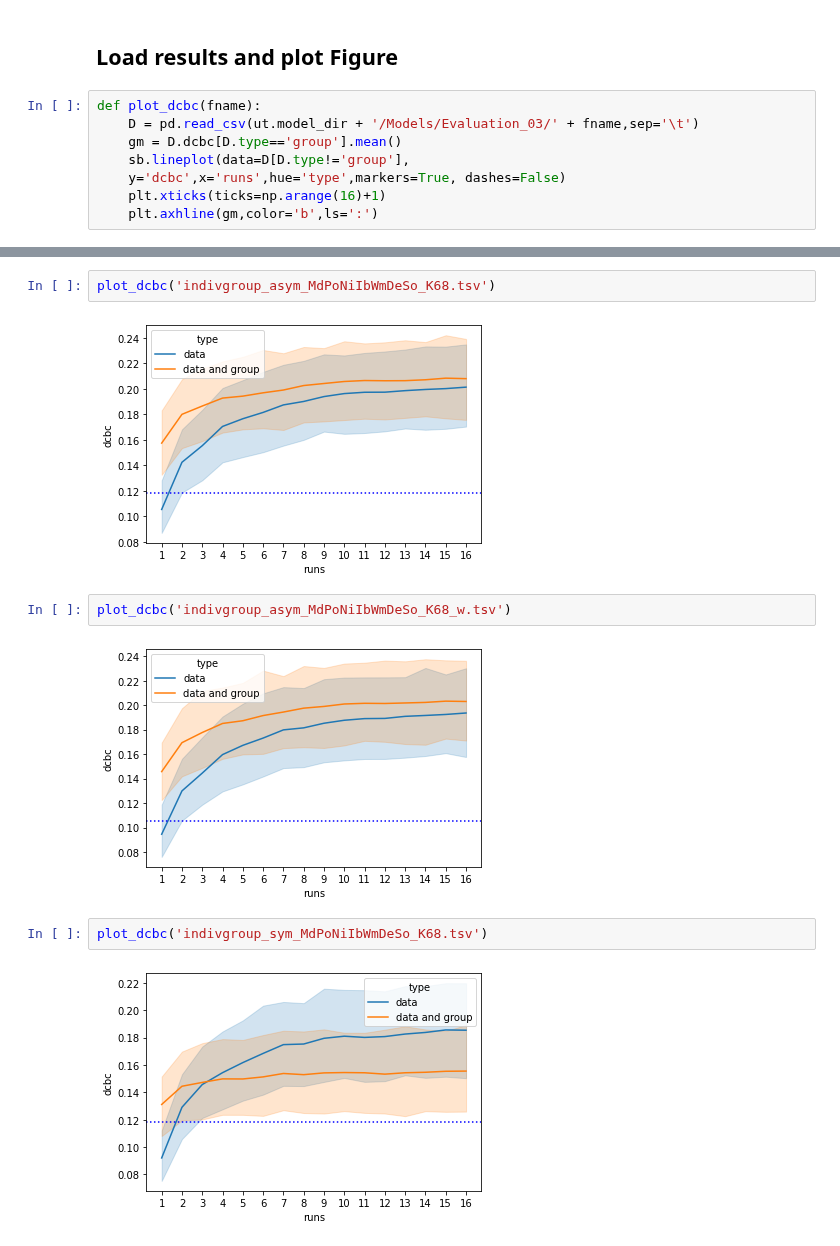
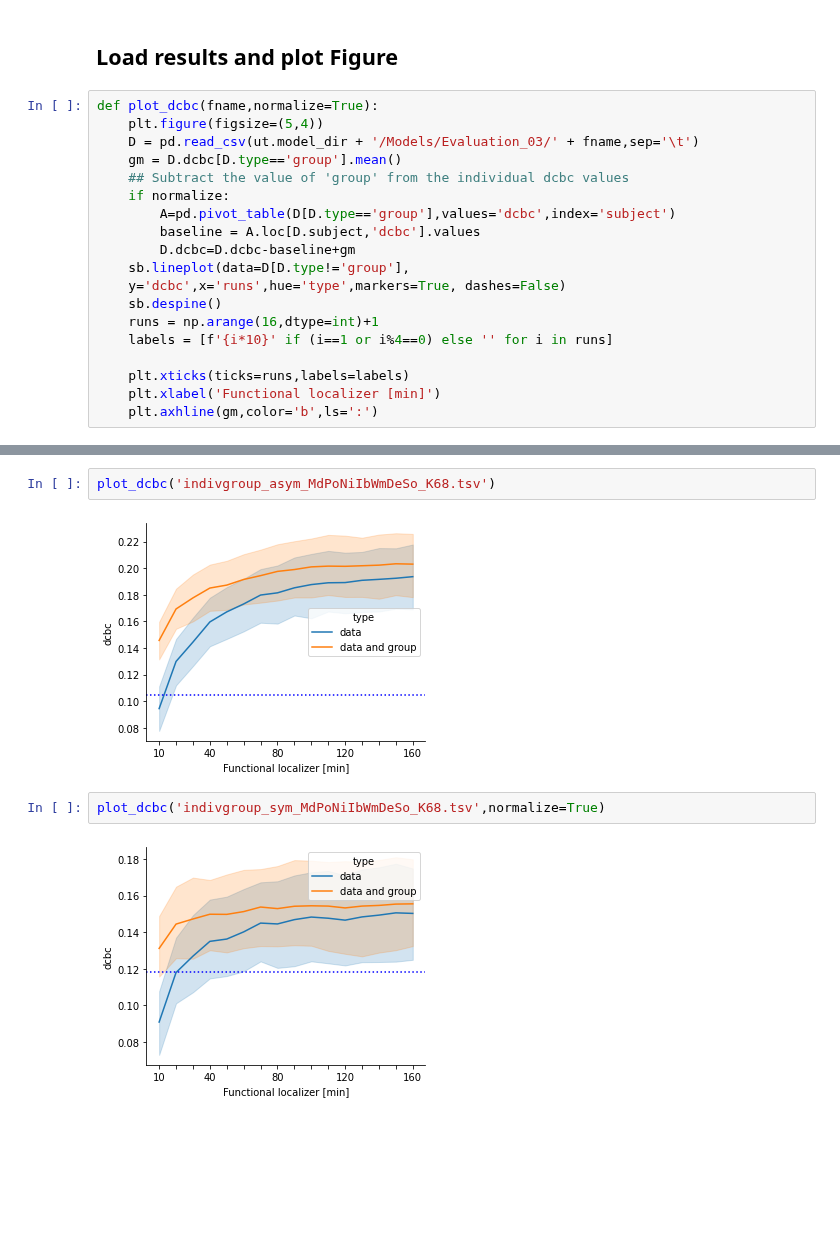
Before and after one commit to DiedrichsenLab/ProbabilisticParcellation, a Jupyter notebook: notebooks/atlas_paper/indiv_group.ipynb, the cells around one changed output, grey strips where cells are left out. Drawn from its saved outputs; the diff is of its cells as text; blank space fills up the shorter version.

Commit message:
indivdual parcellation Figures

```diff
--- a/notebooks/atlas_paper/indiv_group.ipynb
+++ b/notebooks/atlas_paper/indiv_group.ipynb
@@ -17,12 +38,23 @@ D = ig.evaluate_dcbc(Uhat_data,Uhat_complete,Uhat_group,atlas='MNISymC2')
 # %% [markdown]
 ## Load results and plot Figure
 # %%
-def plot_dcbc(fname):
+def plot_dcbc(fname,normalize=True):
+    plt.figure(figsize=(5,4))
     D = pd.read_csv(ut.model_dir + '/Models/Evaluation_03/' + fname,sep='\t')
     gm = D.dcbc[D.type=='group'].mean()
+    ## Subtract the value of 'group' from the individual dcbc values
+    if normalize:
+        A=pd.pivot_table(D[D.type=='group'],values='dcbc',index='subject')
+        baseline = A.loc[D.subject,'dcbc'].values
+        D.dcbc=D.dcbc-baseline+gm
     sb.lineplot(data=D[D.type!='group'],
     y='dcbc',x='runs',hue='type',markers=True, dashes=False)
-    plt.xticks(ticks=np.arange(16)+1)
+    sb.despine()
+    runs = np.arange(16,dtype=int)+1
+    labels = [f'{i*10}' if (i==1 or i%4==0) else '' for i in runs]
+
+    plt.xticks(ticks=runs,labels=labels)
+    plt.xlabel('Functional localizer [min]')
     plt.axhline(gm,color='b',ls=':')
 # %%
 plot_dcbc('indivgroup_NettekovenSym32.tsv')
@@ -40,12 +72,8 @@ plot_dcbc('indivgroup_asym_Md_K68.tsv')
 # %%
 plot_dcbc('indivgroup_asym_MdPoNiIbWmDeSo_K68.tsv')
 # %% [output]
-[figure, old version]
+[figure, new version]
 # %%
-plot_dcbc('indivgroup_asym_MdPoNiIbWmDeSo_K68_w.tsv')
+plot_dcbc('indivgroup_sym_MdPoNiIbWmDeSo_K68.tsv',normalize=True)
 # %% [output]
-[figure, old version]
+[figure, new version]
-# %%
-plot_dcbc('indivgroup_sym_MdPoNiIbWmDeSo_K68.tsv')
-# %% [output]
-[figure, removed]
```
Also changed, not shown: parts of 9 cells of this notebook, 3 other files.
